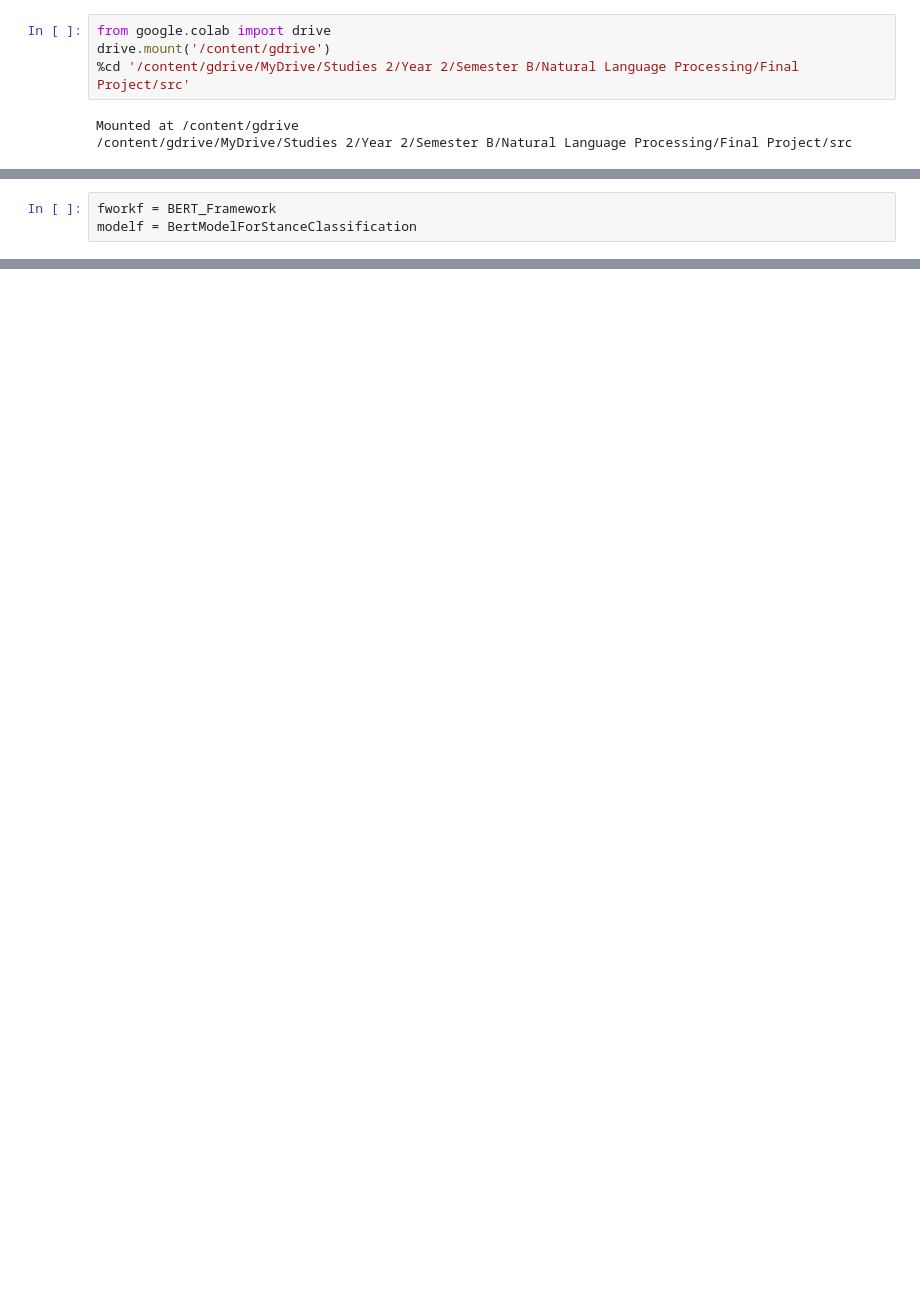
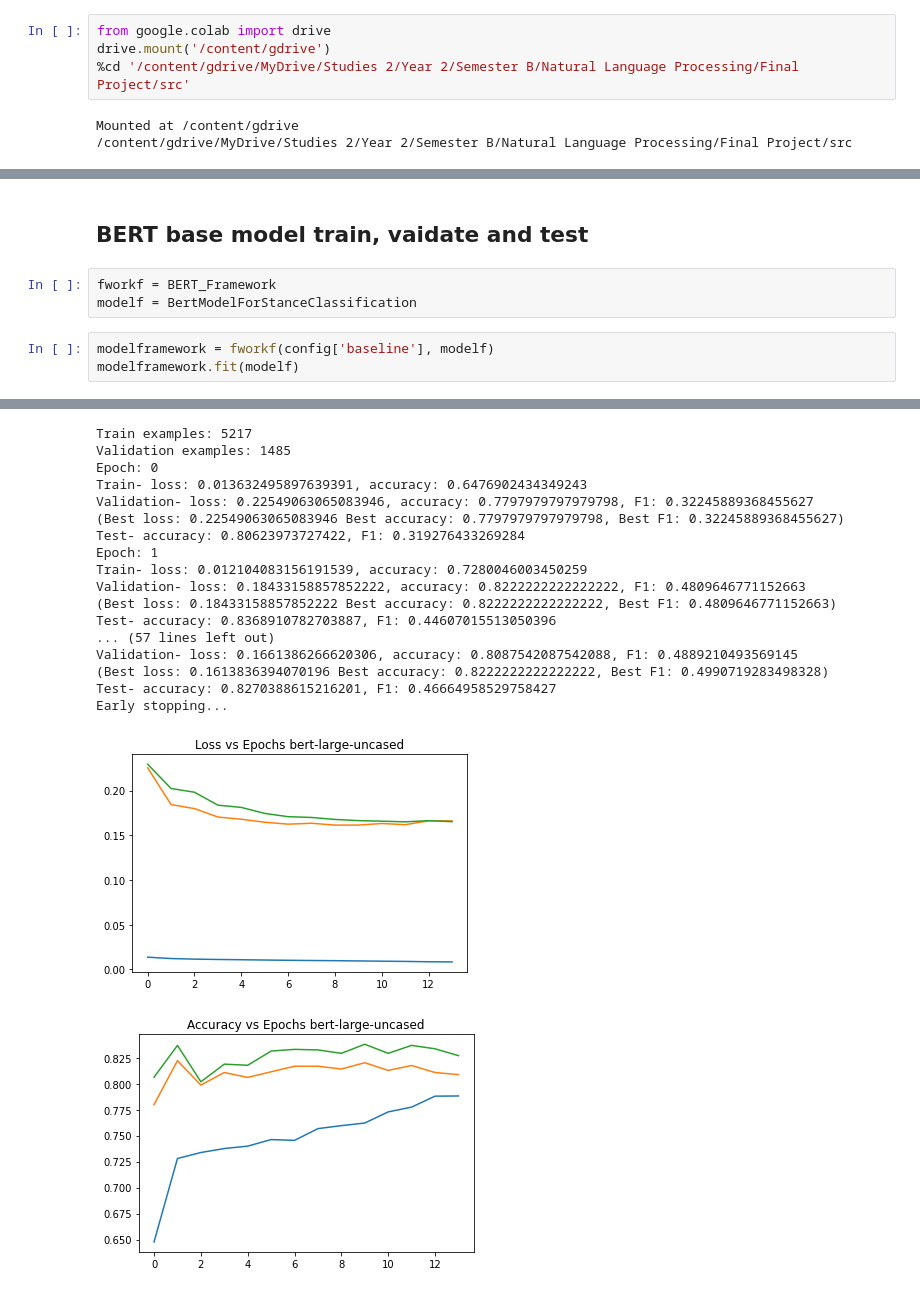
Before and after one commit to GuyAttia/MSC-NLP-Final-Project, a Jupyter notebook: run_model.ipynb, the cells around one changed output, grey strips where cells are left out. Drawn from its saved outputs; the diff is of its cells as text; blank space fills up the shorter version.

```diff
--- a/run_model.ipynb
+++ b/run_model.ipynb
@@ -53,6 +56,12 @@ from modeling.text_bert import BertModelForStanceClassification
 
 with open(path.join('config.json')) as f:
     config = js.load(f)
+# %% [markdown]
+## BERT base model train, vaidate and test
 # %%
 fworkf = BERT_Framework
 modelf = BertModelForStanceClassification
+# %%
+modelframework = fworkf(config['baseline'], modelf)
+modelframework.fit(modelf)
+# %% [output]
@@ -58,0 +85,19 @@ modelf = BertModelForStanceClassification
+Train examples: 5217
+Validation examples: 1485
+Epoch: 0
+Train- loss: 0.013632495897639391, accuracy: 0.6476902434349243
+Validation- loss: 0.22549063065083946, accuracy: 0.7797979797979798, F1: 0.32245889368455627
+(Best loss: 0.22549063065083946 Best accuracy: 0.7797979797979798, Best F1: 0.32245889368455627)
+Test- accuracy: 0.80623973727422, F1: 0.319276433269284
+Epoch: 1
+Train- loss: 0.012104083156191539, accuracy: 0.7280046003450259
+Validation- loss: 0.18433158857852222, accuracy: 0.8222222222222222, F1: 0.4809646771152663
+(Best loss: 0.18433158857852222 Best accuracy: 0.8222222222222222, Best F1: 0.4809646771152663)
+Test- accuracy: 0.8368910782703887, F1: 0.44607015513050396
+... (57 lines left out)
+Validation- loss: 0.1661386266620306, accuracy: 0.8087542087542088, F1: 0.4889210493569145
+(Best loss: 0.1613836394070196 Best accuracy: 0.8222222222222222, Best F1: 0.4990719283498328)
+Test- accuracy: 0.8270388615216201, F1: 0.46664958529758427
+Early stopping...
+[figure, added]
+[figure, added]
```
Also changed, not shown: parts of 10 cells of this notebook, 18 other files.
